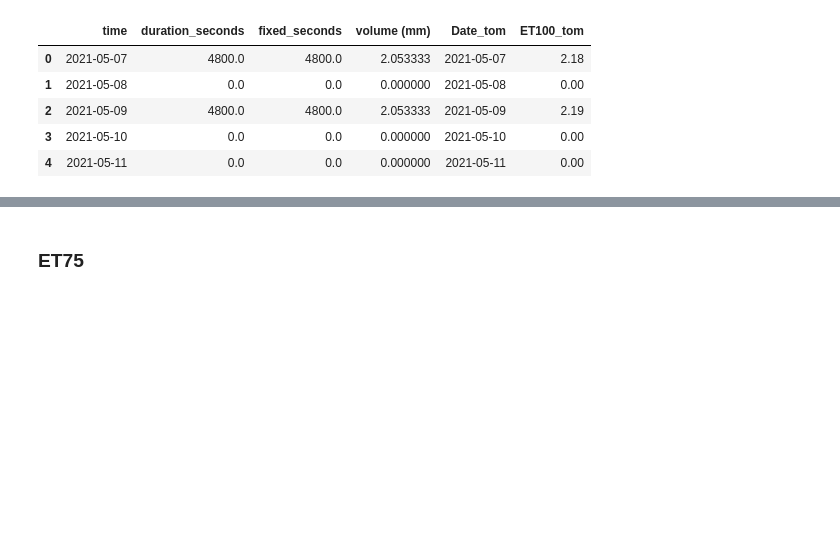
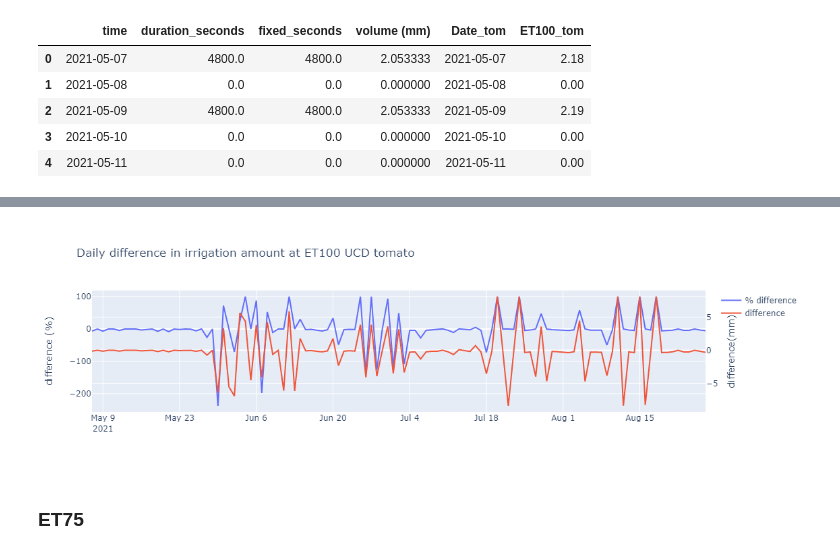
Before and after one commit to Arable/data-check, a Jupyter notebook: pressure_switch_irri_UCD_tomato.ipynb, the cells around one changed output, grey strips where cells are left out. Drawn from its saved outputs; the diff is of its cells as text; code cells hidden in the pictures; blank space fills up the shorter version.

Commit message:
total difference compute

```diff
--- a/pressure_switch_irri_UCD_tomato.ipynb
+++ b/pressure_switch_irri_UCD_tomato.ipynb
@@ -601,3 +618,28 @@ figure.show()
+# %%
+figure = go.FigureWidget(
+    data=[
+        go.Scatter(
+            x=tom_ET100_both["Date_tom"],
+            y=tom_ET100_both["diff%"],
+            name= "% difference",
+        ),
+        go.Scatter(
+            x=tom_ET100_both["Date_tom"],
+            y=tom_ET100_both["diff"],
+            name="difference ",
+            yaxis='y2',
+        ),
+
+    ],
+       layout=go.Layout(yaxis2={"title":"difference(mm)", "side":"right", "overlaying":"y"},
+                        yaxis={"title": "difference (%)"},
+                        title = 'Daily difference in irrigation amount at ET100 UCD tomato')
+
+
+)
+figure.show()
+# %% [output]
+[figure, added]
 # %% [markdown]
 ### ET75
 # %%
```
Also changed, not shown: parts of 19 cells of this notebook.
